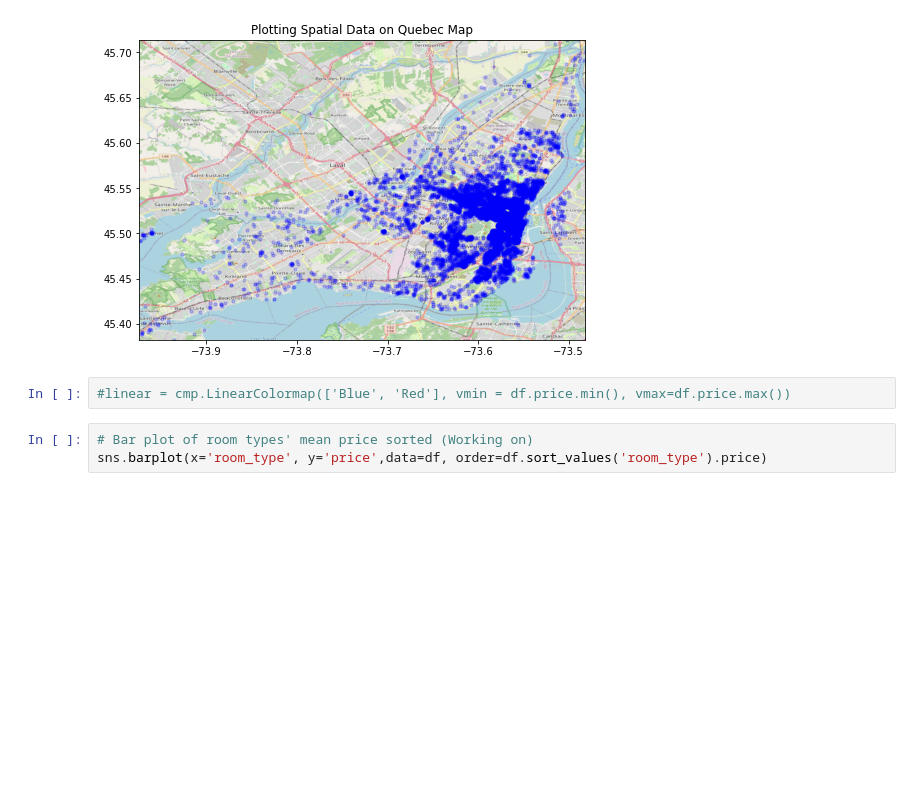
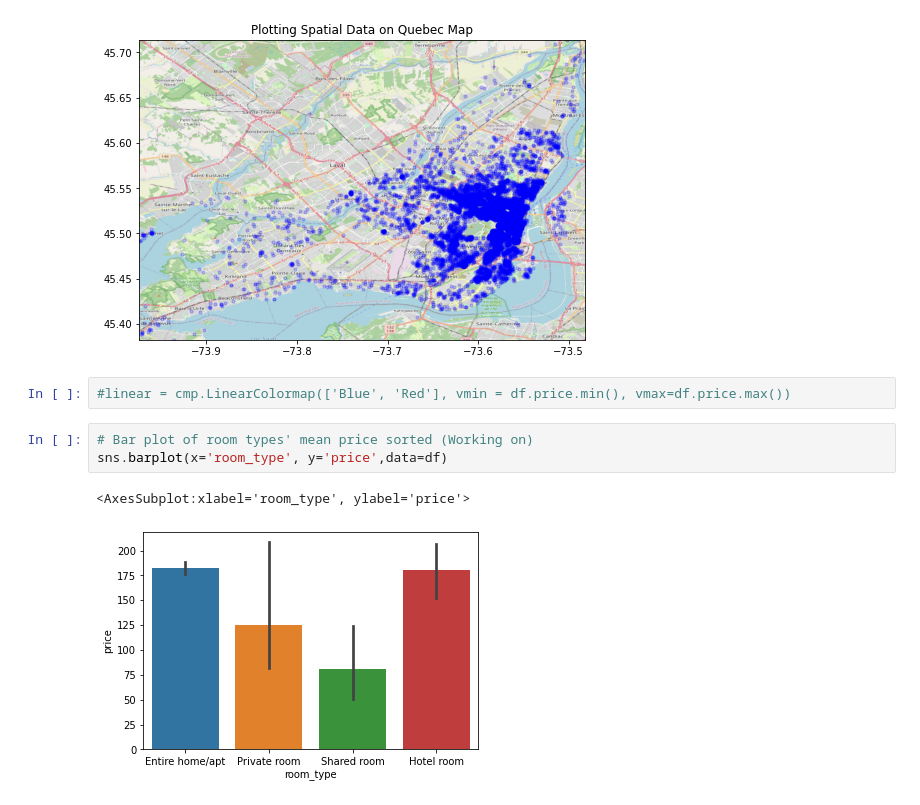
Before and after one commit to alyazidView/tourists, a Jupyter notebook: src/alyazidView.ipynb, the cells around one changed output. Drawn from its saved outputs; the diff is of its cells as text; blank space fills up the shorter version.

```diff
--- a/src/alyazidView.ipynb
+++ b/src/alyazidView.ipynb
@@ -74,4 +54,7 @@ ax.imshow(ruh_m, zorder=0, extent = BBox, aspect= 'equal')
 #linear = cmp.LinearColormap(['Blue', 'Red'], vmin = df.price.min(), vmax=df.price.max())
 # %%
 # Bar plot of room types' mean price sorted (Working on)
-sns.barplot(x='room_type', y='price',data=df, order=df.sort_values('room_type').price)
+sns.barplot(x='room_type', y='price',data=df)
+# %% [output]
+<AxesSubplot:xlabel='room_type', ylabel='price'>
+[figure, added]
```
Also changed, not shown: parts of 2 cells of this notebook.
